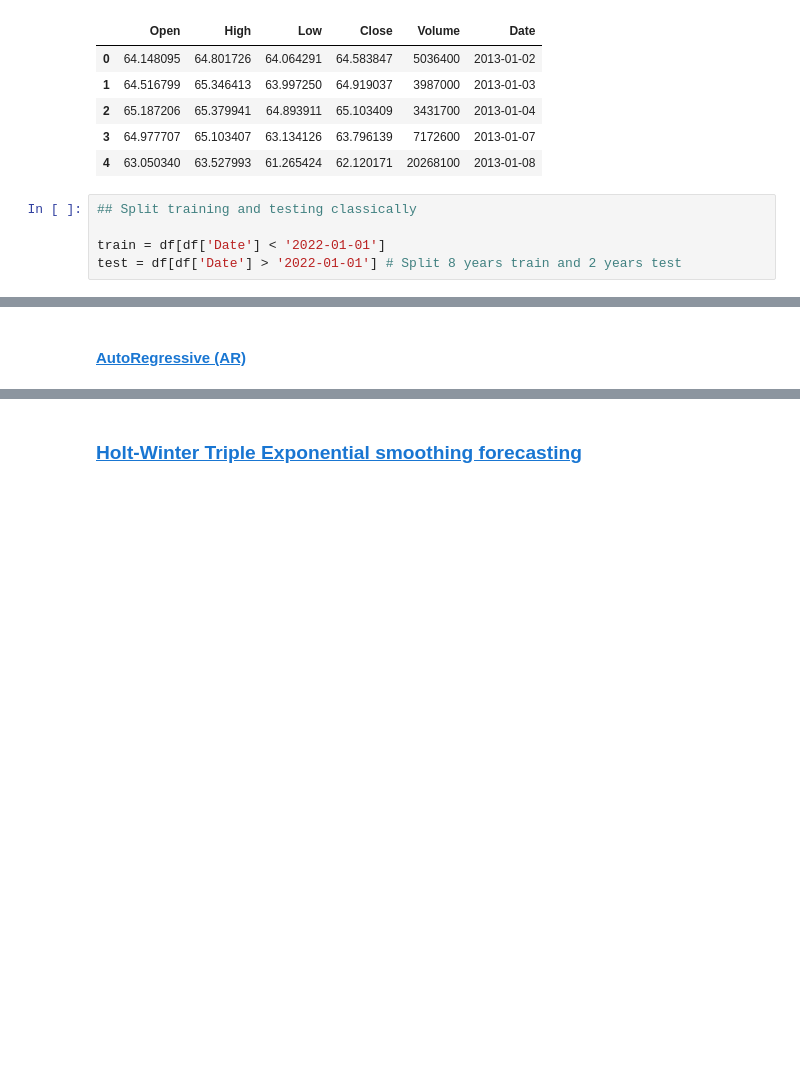
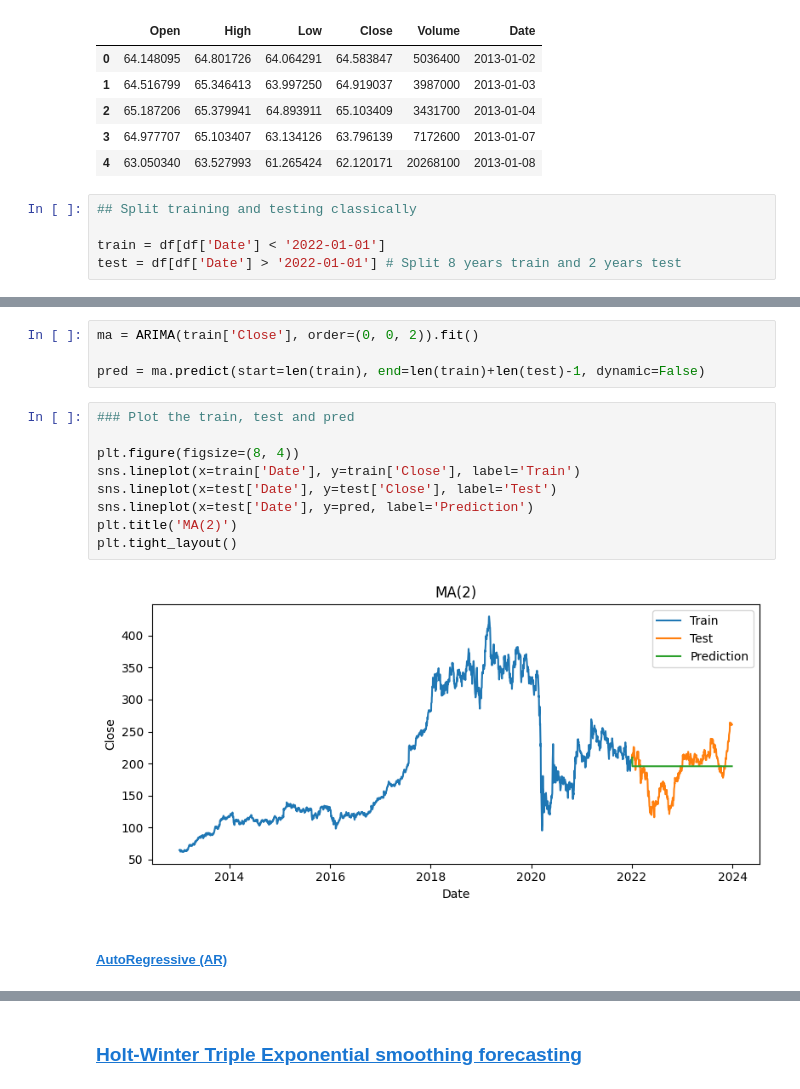
Before and after one commit to GinHikat/OmniTS_for_Stock, a Jupyter notebook: notebooks/track1_forecasting_benchmark.ipynb, the cells around one changed output, grey strips where cells are left out. Drawn from its saved outputs; the diff is of its cells as text; blank space fills up the shorter version.

```diff
--- a/notebooks/track1_forecasting_benchmark.ipynb
+++ b/notebooks/track1_forecasting_benchmark.ipynb
@@ -93,2 +301,17 @@ test = df[df['Date'] > '2022-01-01'] # Split 8 years train and 2 years test
+# %%
+ma = ARIMA(train['Close'], order=(0, 0, 2)).fit()
+
+pred = ma.predict(start=len(train), end=len(train)+len(test)-1, dynamic=False)
+# %%
+### Plot the train, test and pred
+
+plt.figure(figsize=(8, 4))
+sns.lineplot(x=train['Date'], y=train['Close'], label='Train')
+sns.lineplot(x=test['Date'], y=test['Close'], label='Test')
+sns.lineplot(x=test['Date'], y=pred, label='Prediction')
+plt.title('MA(2)')
+plt.tight_layout()
+# %% [output]
+[figure, added]
 # %% [markdown]
-#### <a id='toc1_1_1_2_'></a>[AutoRegressive (AR)](#toc0_)
+##### <a id='toc1_1_1_2_3_'></a>[AutoRegressive (AR)](#toc0_)
```
Also changed, not shown: parts of 38 cells of this notebook, 5 other files.
